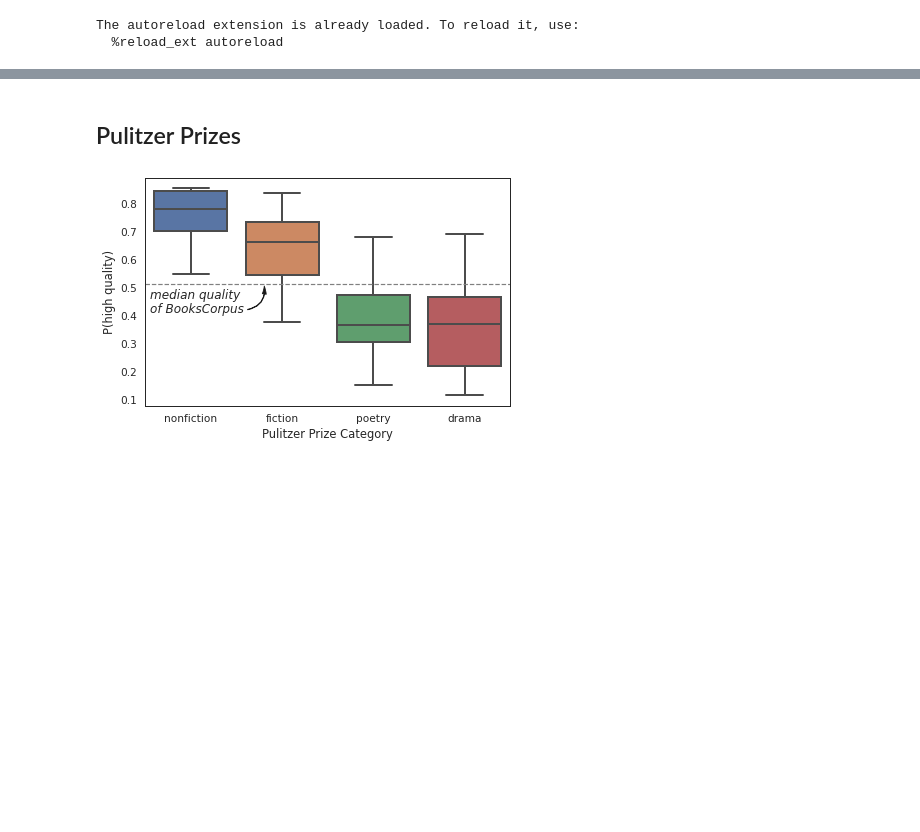
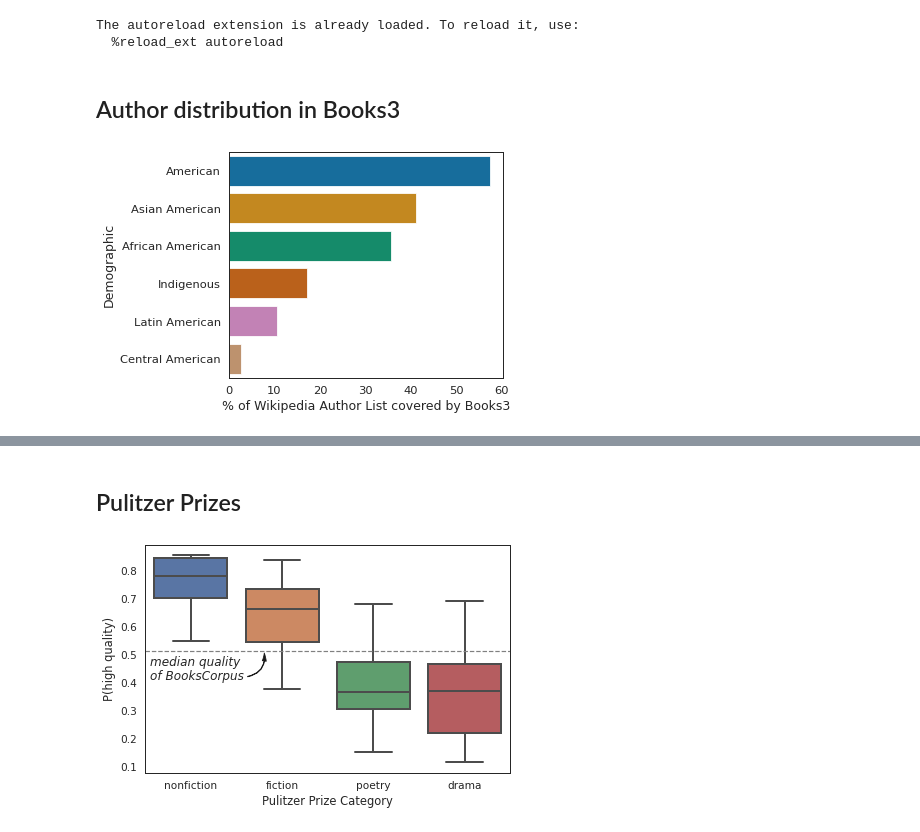
Before and after one commit to kernelmachine/quality-filter, a Jupyter notebook: Additional Figures.ipynb, the cells around one changed output, grey strips where cells are left out. Saved outputs shown, nothing was run; the diff lists cells and outputs as text; code cells hidden in the pictures; blank space fills up the shorter version.

```diff
--- a/Additional Figures.ipynb
+++ b/Additional Figures.ipynb
@@ -15,3 +15,5 @@ from data.constants import DATA_DIR
 # %% [output]
 The autoreload extension is already loaded. To reload it, use:
   %reload_ext autoreload
+# %% [markdown]
+## Author distribution in Books3
@@ -17,0 +55,61 @@ The autoreload extension is already loaded. To reload it, use:
+# %%
+def read_names(infile):
+    names = set()
+    with open(infile) as f:
+        lines = f.readlines()
+
+    for line in lines:
+        line = line.split('(')[0]
+        line = line.split('[')[0]
+        line = line.split(',')[0]
+        name = line.strip().encode('ascii', 'ignore').decode('utf-8')
+        names.add(name)
+    return names
+
+american_novelists = read_names(DATA_DIR / 'notebooks/authors/american_novelists.txt')
+african_american_authors = read_names(DATA_DIR / 'notebooks/authors/african_american_authors_wikipedia.txt')
+asian_american_authors = read_names(DATA_DIR / 'notebooks/authors/asian_american_authors.txt')
+latin_american_authors = read_names(DATA_DIR / 'notebooks/authors/latin_american_authors.txt')
+central_american_authors = read_names(DATA_DIR / 'notebooks/authors/central_american_authors.txt')
+indigenous_authors = read_names(DATA_DIR / 'notebooks/authors/indigenous_authors.txt')
+
+
+
+authors = {'American': list(american_novelists),
+           'African American': list(african_american_authors),
+           'Asian American': list(asian_american_authors),
+           'Latin American': list(latin_american_authors),
+           'Central American': list(central_american_authors),
+           'Indigenous': list(indigenous_authors),
+          'books3': list(books3_metadata.author.unique())}
+
+
+all_authors = (american_novelists.union(african_american_authors)
+                               .union(asian_american_authors)
+                               .union(latin_american_authors)
+                               .union(central_american_authors)
+                               .union(indigenous_authors))
+
+authors = pd.DataFrame.from_dict(authors, orient='index').T
+
+
+data = []
+for column in [x for x in authors.columns if x != 'books3']:
+    intersection = len(set(authors[column]) & set(authors.books3))
+    total = len(set(authors[column]))
+    data.append({'Demographic': column, 'intersection': intersection, 'total': total})
+data= pd.DataFrame(data)
+data['percent'] = data['intersection']/ data['total'] * 100
+import seaborn as sns
+sns.set(context='paper', style='white', font_scale=1.3)
+sns.set_palette('colorblind')
+ax = sns.barplot(data=data,
+                 y='Demographic',
+                 x='percent',
+                 order=['American', 'Asian American', 'African American',
+                        'Indigenous', 'Latin American', 'Central American'])
+ax.set_xlabel("% of Wikipedia Author List covered by Books3")
+plt.tight_layout()
+plt.savefig('authors.pdf', dpi=300)
+# %% [output]
+[figure, added]
```
Also changed, not shown: parts of 7 cells of this notebook, 4 other files.
